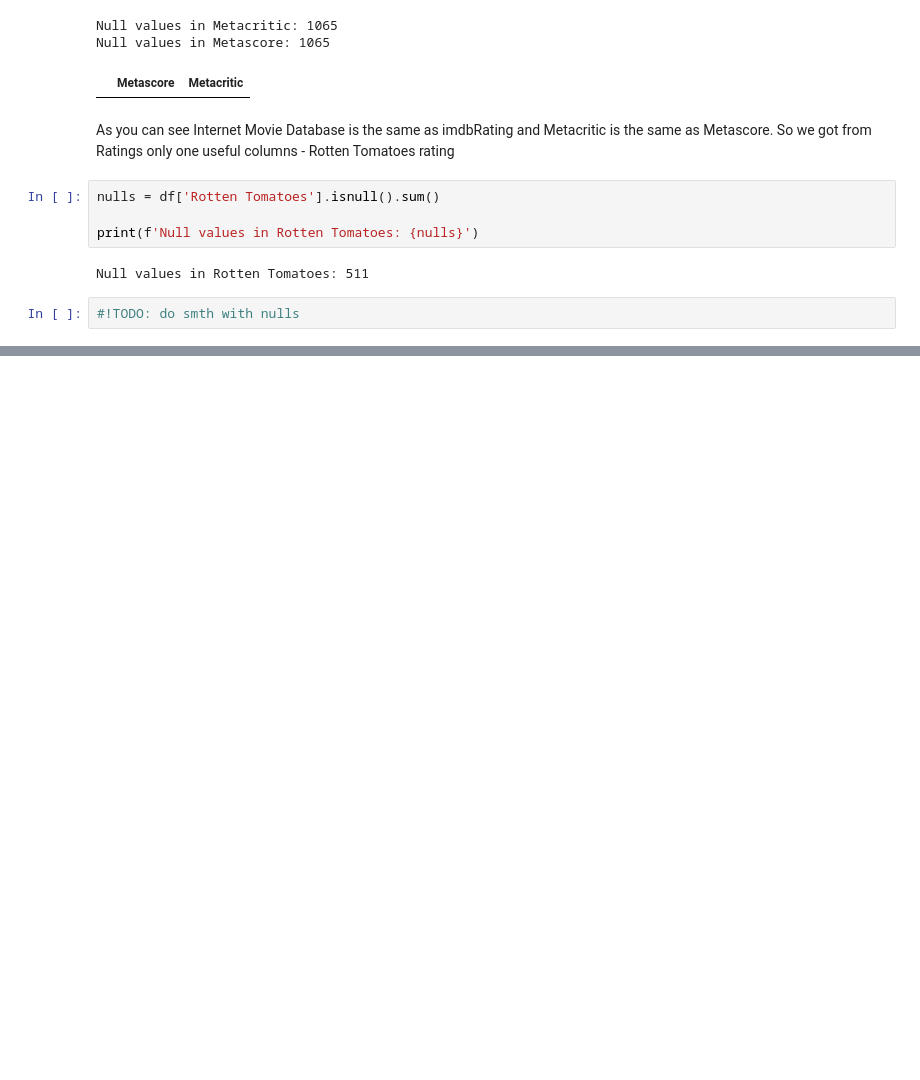
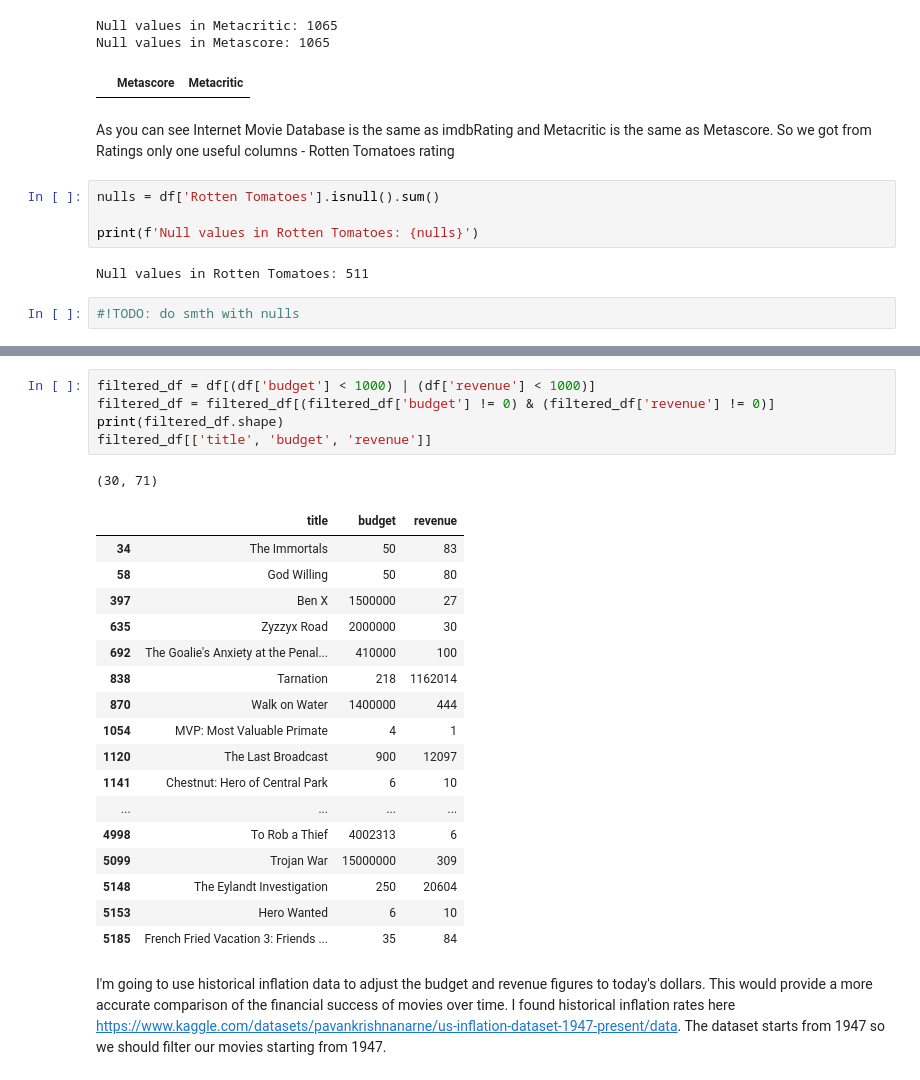
Before and after one commit to olgazju/ml_camp_2023, a Jupyter notebook: midterm_project/notebooks/1-Data-Cleaning.ipynb, the cells around one changed output, grey strips where cells are left out. Saved outputs shown, nothing was run; the diff lists cells and outputs as text; blank space fills up the shorter version.

Commit message:
Added cleaned dataset

```diff
--- a/midterm_project/notebooks/1-Data-Cleaning.ipynb
+++ b/midterm_project/notebooks/1-Data-Cleaning.ipynb
@@ -580,0 +588,26 @@ Null values in Rotten Tomatoes: 511
+# %%
+filtered_df = df[(df['budget'] < 1000) | (df['revenue'] < 1000)]
+filtered_df = filtered_df[(filtered_df['budget'] != 0) & (filtered_df['revenue'] != 0)]
+print(filtered_df.shape)
+filtered_df[['title', 'budget', 'revenue']]
+# %% [output]
+(30, 71)
+|  | title | budget | revenue |
+| 34 | The Immortals | 50 | 83 |
+| 58 | God Willing | 50 | 80 |
+| 397 | Ben X | 1500000 | 27 |
+| 635 | Zyzzyx Road | 2000000 | 30 |
+| 692 | The Goalie's Anxiety at the Penal... | 410000 | 100 |
+| 838 | Tarnation | 218 | 1162014 |
+| 870 | Walk on Water | 1400000 | 444 |
+| 1054 | MVP: Most Valuable Primate | 4 | 1 |
+| 1120 | The Last Broadcast | 900 | 12097 |
+| 1141 | Chestnut: Hero of Central Park | 6 | 10 |
+| ... | ... | ... | ... |
+| 4998 | To Rob a Thief | 4002313 | 6 |
+| 5099 | Trojan War | 15000000 | 309 |
+| 5148 | The Eylandt Investigation | 250 | 20604 |
+| 5153 | Hero Wanted | 6 | 10 |
+| 5185 | French Fried Vacation 3: Friends ... | 35 | 84 |
+# %% [markdown]
+I'm going to use historical inflation data to adjust the budget and revenue figures to today's dollars. This would provide a more accurate comparison of the financial success of movies over time. I found historical inflation rates here https://www.kaggle.com/datasets/pavankrishnanarne/us-inflation-dataset-1947-present/data. The dataset starts from 1947 so we should filter our movies starting from 1947.
```
Also changed, not shown: parts of 15 cells of this notebook, 2 other files.
